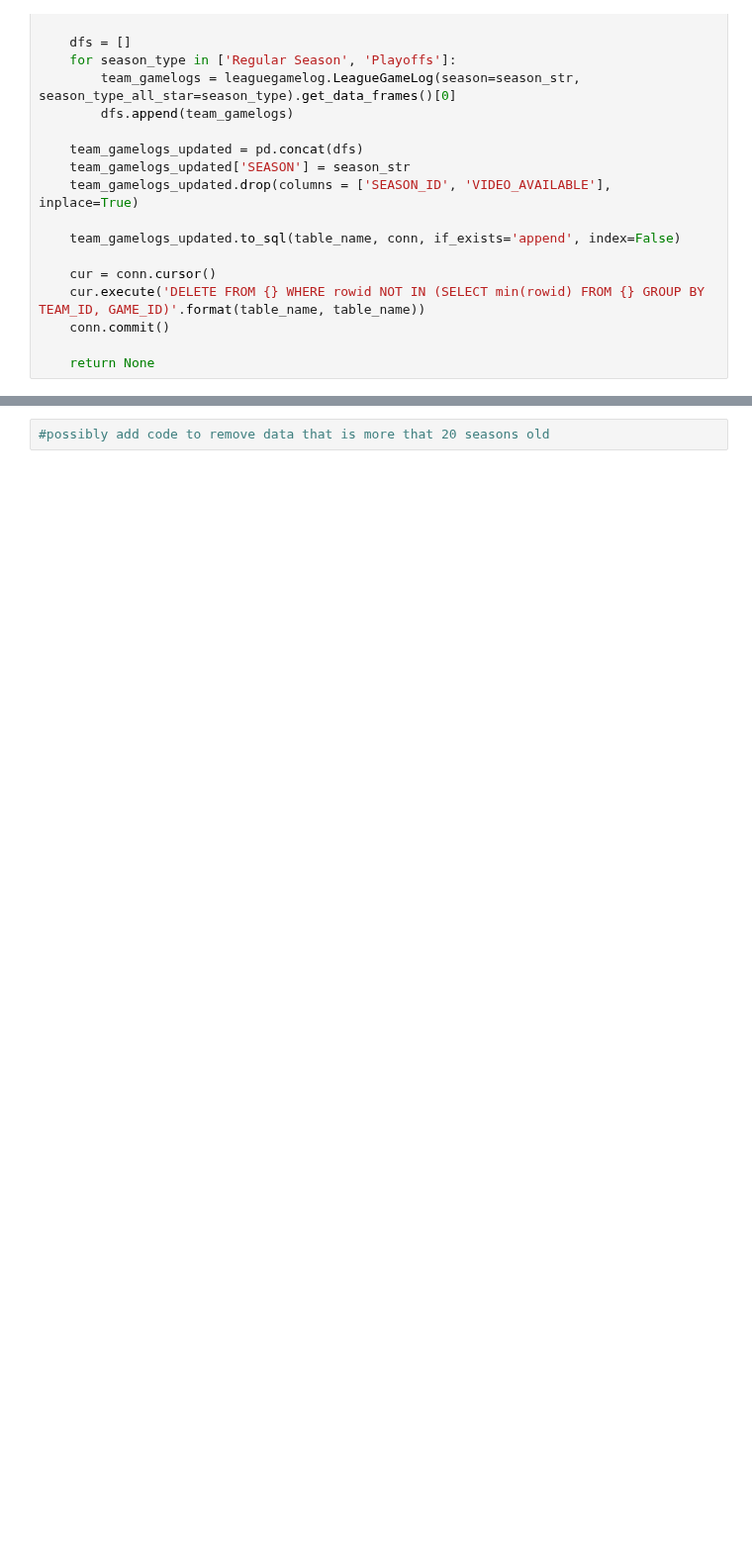
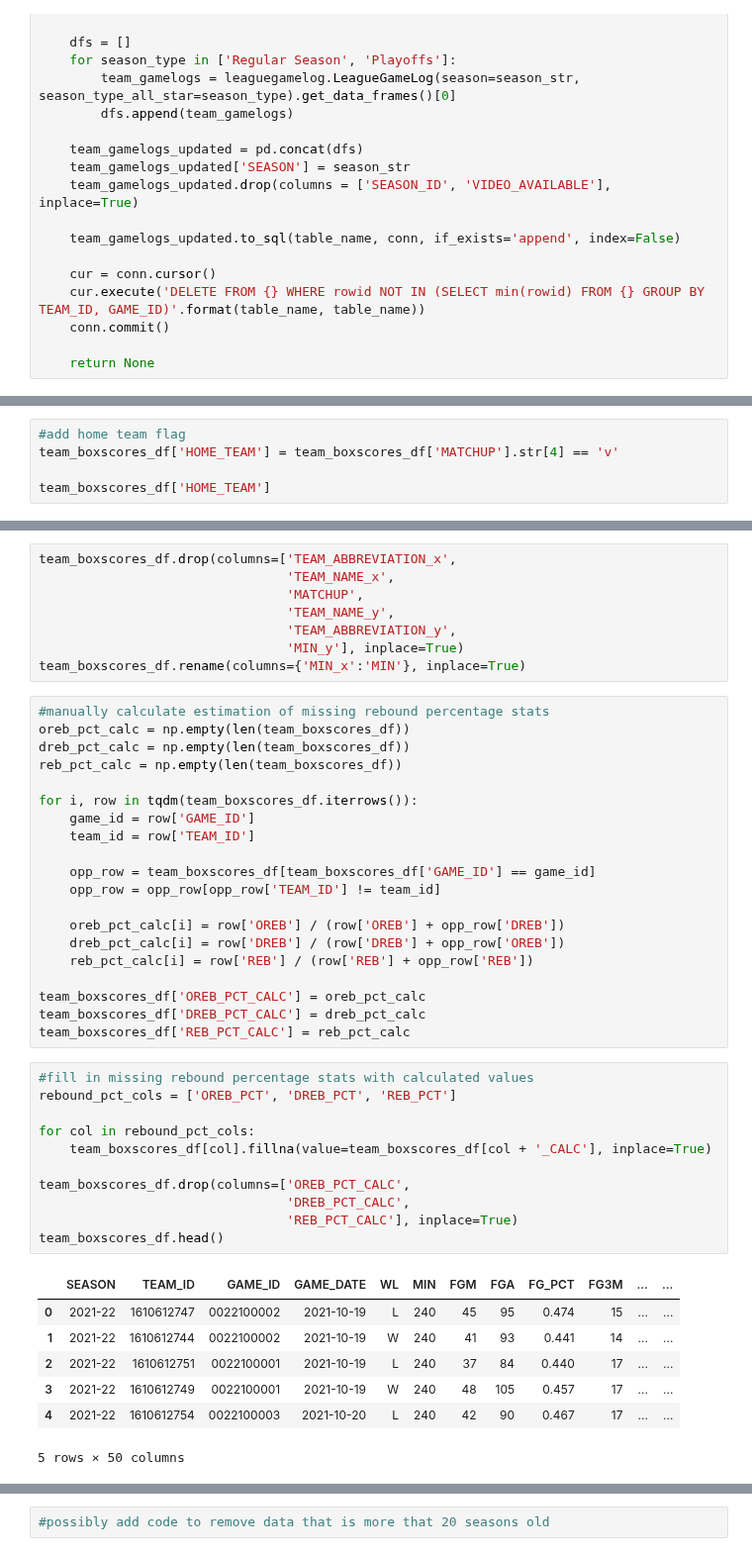
Before and after one commit to jnshzk/nba_beating_the_spread, a Jupyter notebook: daily_refresh.ipynb, the cells around one changed output, grey strips where cells are left out. Shown at 99% size. Cells and saved outputs as stored; diff of their text form; blank space fills up the shorter version.

```diff
--- a/daily_refresh.ipynb
+++ b/daily_refresh.ipynb
@@ -151,0 +148,5 @@ team_boxscores_df[team_boxscores_df['GAME_DATE']=='2022-06-16']
+# %%
+#add home team flag
+team_boxscores_df['HOME_TEAM'] = team_boxscores_df['MATCHUP'].str[4] == 'v'
+
+team_boxscores_df['HOME_TEAM']
@@ -151,0 +166,47 @@ team_boxscores_df[team_boxscores_df['GAME_DATE']=='2022-06-16']
+# %%
+team_boxscores_df.drop(columns=['TEAM_ABBREVIATION_x',
+                                'TEAM_NAME_x',
+                                'MATCHUP',
+                                'TEAM_NAME_y',
+                                'TEAM_ABBREVIATION_y',
+                                'MIN_y'], inplace=True)
+team_boxscores_df.rename(columns={'MIN_x':'MIN'}, inplace=True)
+# %%
+#manually calculate estimation of missing rebound percentage stats
+oreb_pct_calc = np.empty(len(team_boxscores_df))
+dreb_pct_calc = np.empty(len(team_boxscores_df))
+reb_pct_calc = np.empty(len(team_boxscores_df))
+
+for i, row in tqdm(team_boxscores_df.iterrows()):
+    game_id = row['GAME_ID']
+    team_id = row['TEAM_ID']
+
+    opp_row = team_boxscores_df[team_boxscores_df['GAME_ID'] == game_id]
+    opp_row = opp_row[opp_row['TEAM_ID'] != team_id]
+
+    oreb_pct_calc[i] = row['OREB'] / (row['OREB'] + opp_row['DREB'])
+    dreb_pct_calc[i] = row['DREB'] / (row['DREB'] + opp_row['OREB'])
+    reb_pct_calc[i] = row['REB'] / (row['REB'] + opp_row['REB'])
+
+team_boxscores_df['OREB_PCT_CALC'] = oreb_pct_calc
+team_boxscores_df['DREB_PCT_CALC'] = dreb_pct_calc
+team_boxscores_df['REB_PCT_CALC'] = reb_pct_calc
+# %%
+#fill in missing rebound percentage stats with calculated values
+rebound_pct_cols = ['OREB_PCT', 'DREB_PCT', 'REB_PCT']
+
+for col in rebound_pct_cols:
+    team_boxscores_df[col].fillna(value=team_boxscores_df[col + '_CALC'], inplace=True)
+
+team_boxscores_df.drop(columns=['OREB_PCT_CALC',
+                                'DREB_PCT_CALC',
+                                'REB_PCT_CALC'], inplace=True)
+team_boxscores_df.head()
+# %% [output]
+|  | SEASON | TEAM_ID | GAME_ID | GAME_DATE | WL | MIN | FGM | FGA | FG_PCT | FG3M | ... | ... |
+| 0 | 2021-22 | 1610612747 | 0022100002 | 2021-10-19 | L | 240 | 45 | 95 | 0.474 | 15 | ... | ... |
+| 1 | 2021-22 | 1610612744 | 0022100002 | 2021-10-19 | W | 240 | 41 | 93 | 0.441 | 14 | ... | ... |
+| 2 | 2021-22 | 1610612751 | 0022100001 | 2021-10-19 | L | 240 | 37 | 84 | 0.440 | 17 | ... | ... |
+| 3 | 2021-22 | 1610612749 | 0022100001 | 2021-10-19 | W | 240 | 48 | 105 | 0.457 | 17 | ... | ... |
+| 4 | 2021-22 | 1610612754 | 0022100003 | 2021-10-20 | L | 240 | 42 | 90 | 0.467 | 17 | ... | ... |
+5 rows × 50 columns
```
Also changed, not shown: parts of 28 cells of this notebook.
